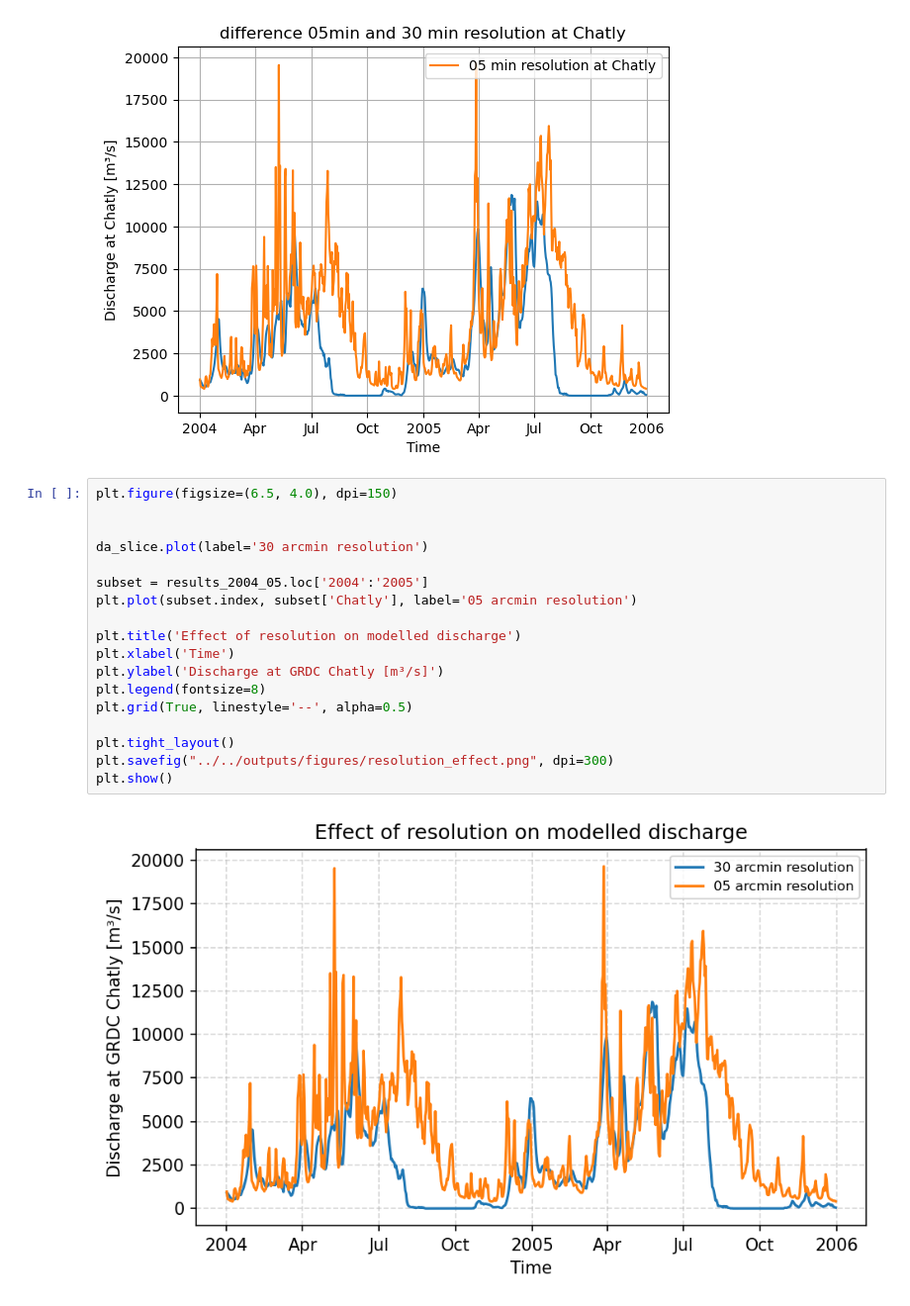
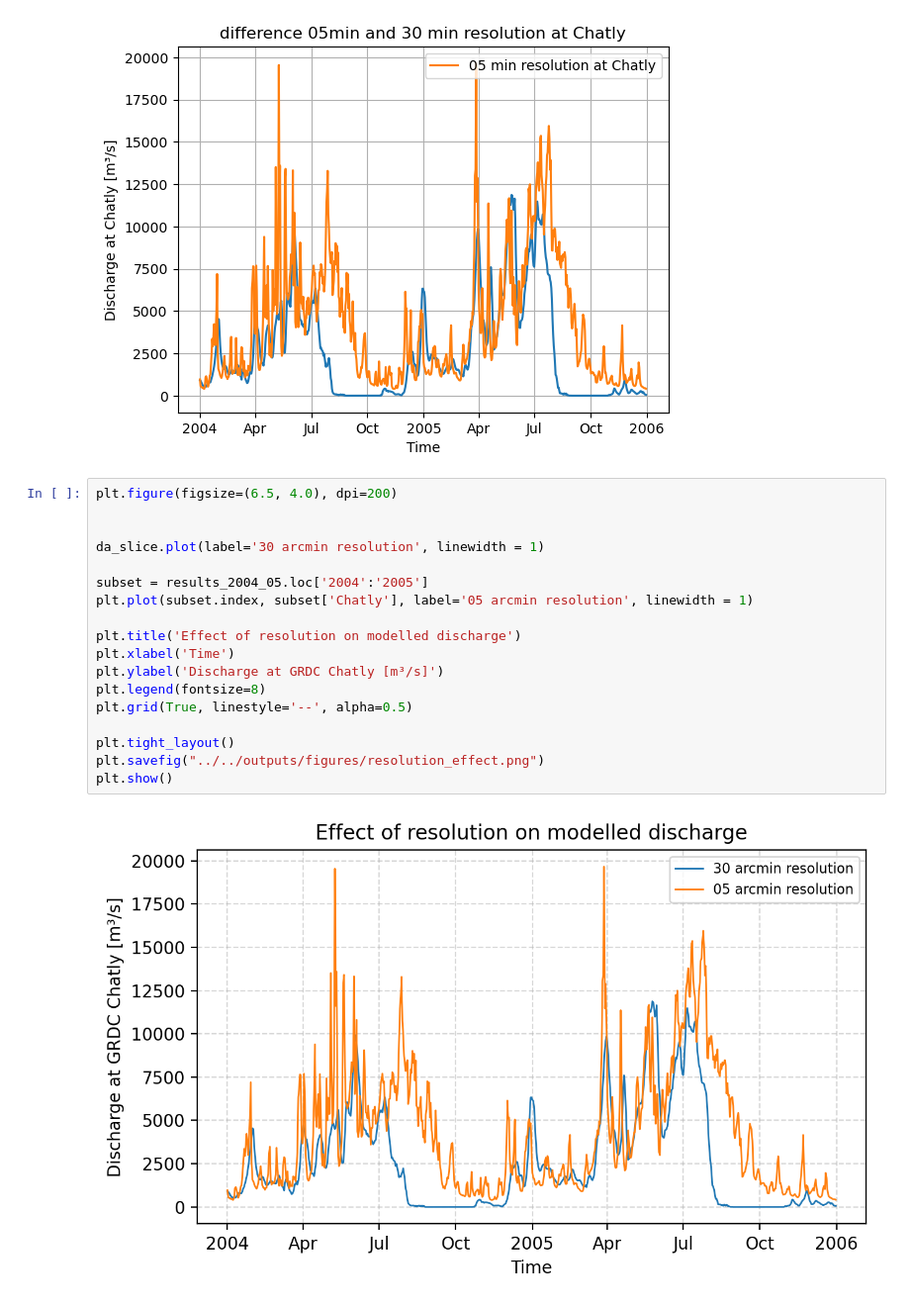
Before and after one commit to andrevdv/MSc_AralSea, a Jupyter notebook: book/thesis_projects/MSc/2025_Q1_AndreVanDerVeen_CEG/work_in_progress/notebooks/analysis/comparison_05min_30min_pcrglobwb.ipynb, the cells around one changed output. Shown at 99% size. Cells and saved outputs as stored; diff of their text form.

Commit message:
update images

```diff
--- a/book/thesis_projects/MSc/2025_Q1_AndreVanDerVeen_CEG/work_in_progress/notebooks/analysis/comparison_05min_30min_pcrglobwb.ipynb
+++ b/book/thesis_projects/MSc/2025_Q1_AndreVanDerVeen_CEG/work_in_progress/notebooks/analysis/comparison_05min_30min_pcrglobwb.ipynb
@@ -84,22 +84,22 @@ plt.show()
 # %% [output]
 [figure]
 # %%
-plt.figure(figsize=(6.5, 4.0), dpi=150)
+plt.figure(figsize=(6.5, 4.0), dpi=200)
 
 
-da_slice.plot(label='30 arcmin resolution')
+da_slice.plot(label='30 arcmin resolution', linewidth = 1)
 
 subset = results_2004_05.loc['2004':'2005']
-plt.plot(subset.index, subset['Chatly'], label='05 arcmin resolution')
+plt.plot(subset.index, subset['Chatly'], label='05 arcmin resolution', linewidth = 1)
 
 plt.title('Effect of resolution on modelled discharge')
 plt.xlabel('Time')
 plt.ylabel('Discharge at GRDC Chatly [m³/s]')
 plt.legend(fontsize=8)
 plt.grid(True, linestyle='--', alpha=0.5)
 
 plt.tight_layout()
-plt.savefig("../../outputs/figures/resolution_effect.png", dpi=300)
+plt.savefig("../../outputs/figures/resolution_effect.png")
 plt.show()
 # %% [output]
-[figure, old version]
+[figure, new version]
```
Also changed, not shown: parts of 2 cells of this notebook.
